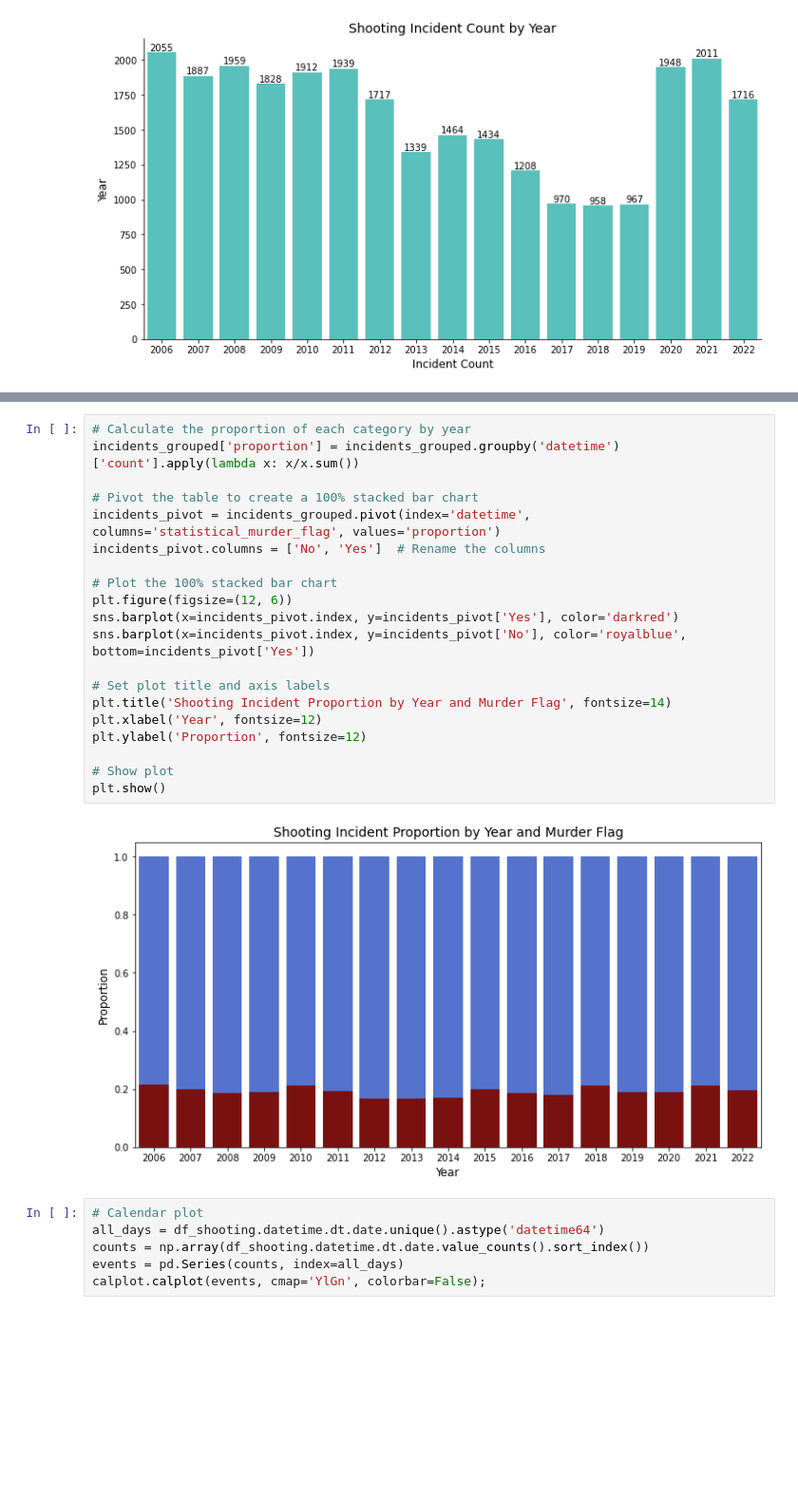
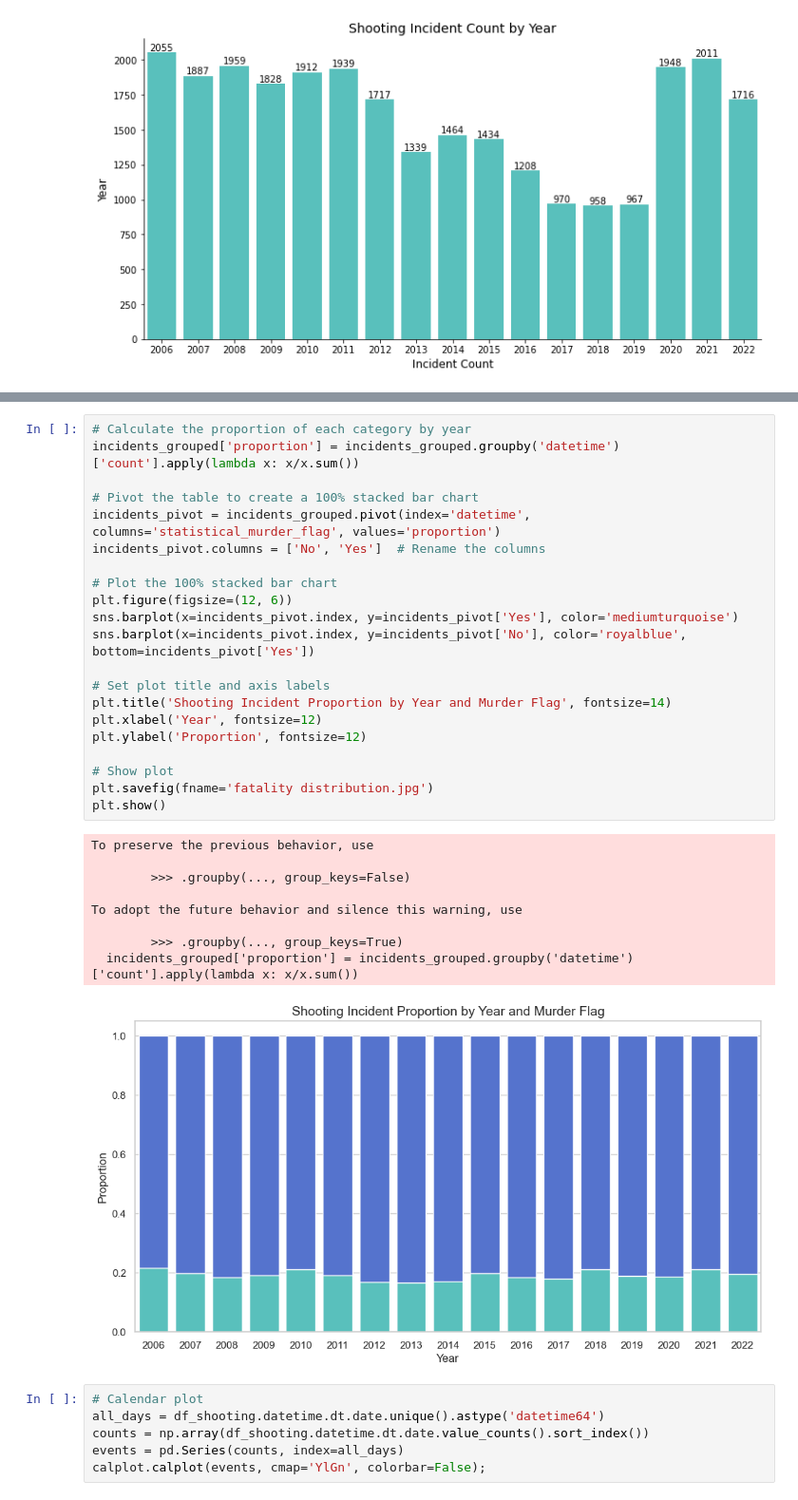
Before and after one commit to pauloog/SocialData, a Jupyter notebook: Final Project/Exploratory Data Analysis.ipynb, the cells around one changed output, grey strips where cells are left out. Shown at 95% size. Saved outputs shown, nothing was run; the diff lists cells and outputs as text; blank space fills up the shorter version.

```diff
--- a/Final Project/Exploratory Data Analysis.ipynb
+++ b/Final Project/Exploratory Data Analysis.ipynb
@@ -195,25 +198,34 @@ plt.show()
 # %%
 # Calculate the proportion of each category by year
 incidents_grouped['proportion'] = incidents_grouped.groupby('datetime')['count'].apply(lambda x: x/x.sum())
 
 # Pivot the table to create a 100% stacked bar chart
 incidents_pivot = incidents_grouped.pivot(index='datetime', columns='statistical_murder_flag', values='proportion')
 incidents_pivot.columns = ['No', 'Yes']  # Rename the columns
 
 # Plot the 100% stacked bar chart
 plt.figure(figsize=(12, 6))
-sns.barplot(x=incidents_pivot.index, y=incidents_pivot['Yes'], color='darkred')
+sns.barplot(x=incidents_pivot.index, y=incidents_pivot['Yes'], color='mediumturquoise')
 sns.barplot(x=incidents_pivot.index, y=incidents_pivot['No'], color='royalblue', bottom=incidents_pivot['Yes'])
 
 # Set plot title and axis labels
 plt.title('Shooting Incident Proportion by Year and Murder Flag', fontsize=14)
 plt.xlabel('Year', fontsize=12)
 plt.ylabel('Proportion', fontsize=12)
 
 # Show plot
+plt.savefig(fname='fatality distribution.jpg')
 plt.show()
 # %% [output]
+To preserve the previous behavior, use
+
+        >>> .groupby(..., group_keys=False)
+
+To adopt the future behavior and silence this warning, use
+
+        >>> .groupby(..., group_keys=True)
+  incidents_grouped['proportion'] = incidents_grouped.groupby('datetime')['count'].apply(lambda x: x/x.sum())
-[figure, old version]
+[figure, new version]
 # %%
 # Calendar plot
 all_days = df_shooting.datetime.dt.date.unique().astype('datetime64')
```
Also changed, not shown: parts of 1 cell of this notebook, 3 other files.
